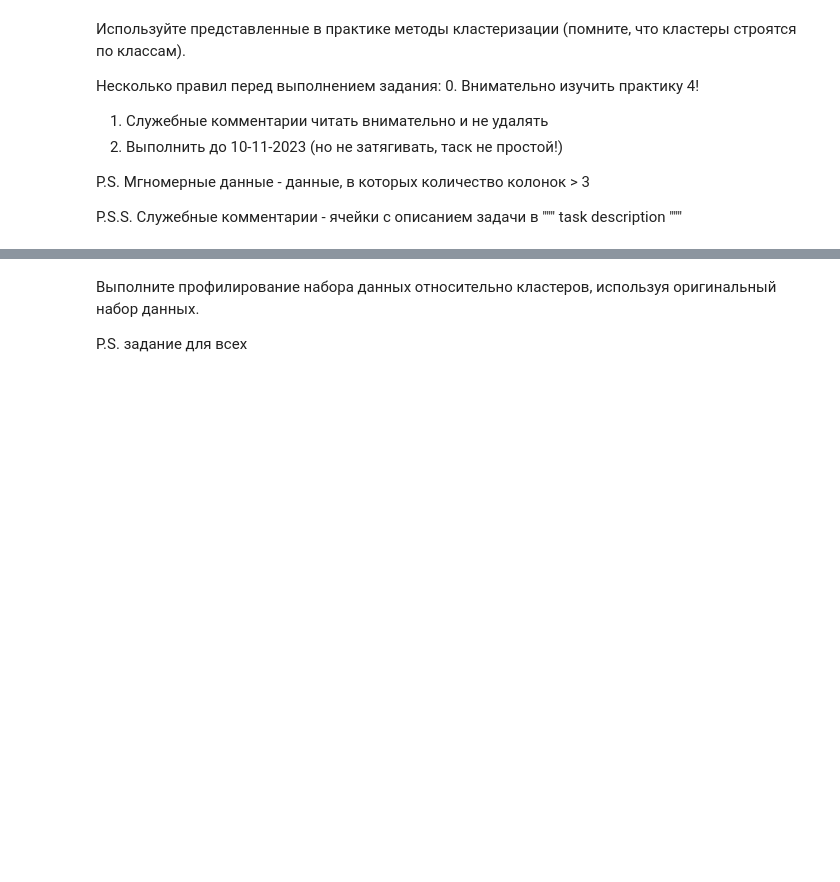
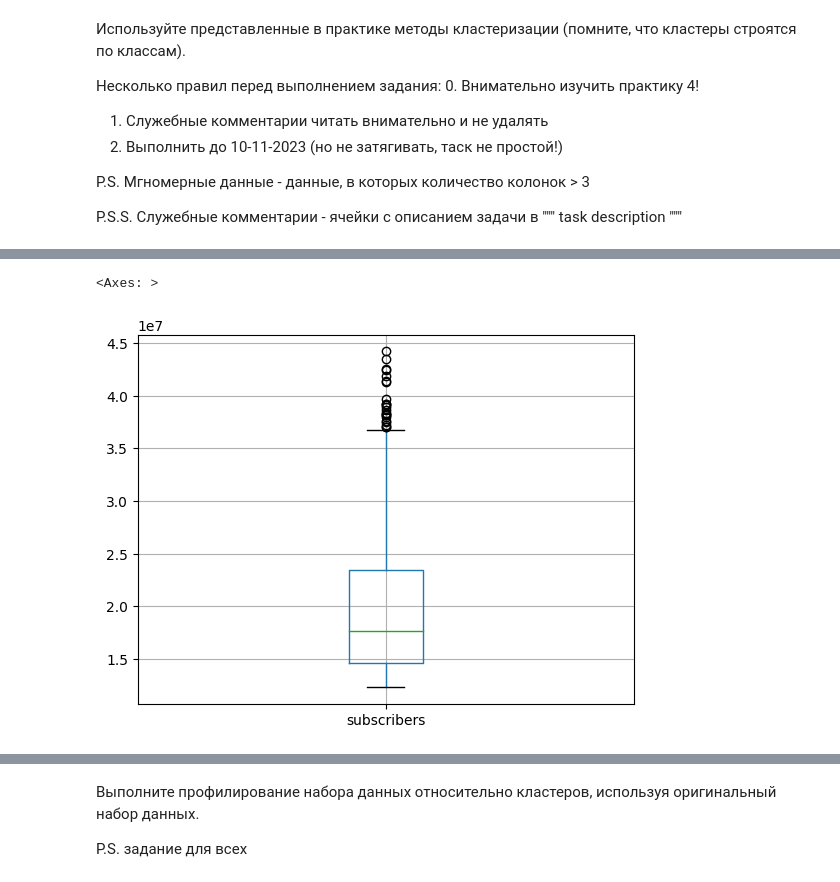
Before and after one commit to lainIvakuraa/machineLearning, a Jupyter notebook: lab4/Задание_4.ipynb, the cells around one changed output, grey strips where cells are left out. Saved outputs shown, nothing was run; the diff lists cells and outputs as text; code cells hidden in the pictures; blank space fills up the shorter version.

```diff
--- a/lab4/Задание_4.ipynb
+++ b/lab4/Задание_4.ipynb
@@ -38,0 +136,8 @@ P.S.S. Служебные комментарии - ячейки с описан
+# %%
+check_outlier_unitPrice_another = Outline(df_outlier_malicAcid) # Уже обрабатываем по другому датафрейму
+df_clear = check_outlier_unitPrice_another.delete_outliers_by_qvartil('video views', 'subscribers')
+
+df_outlier_malicAcid.boxplot(column=['subscribers'])
+# %% [output]
+<Axes: >
+[figure, added]
```
Also changed, not shown: parts of 31 cells of this notebook.
